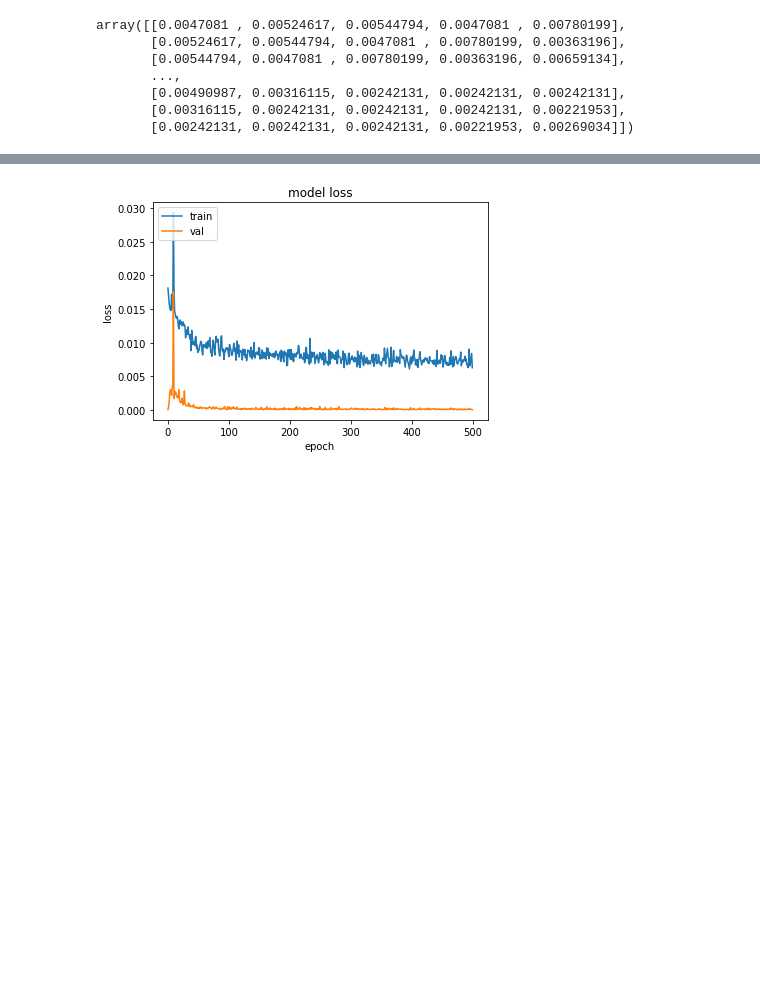
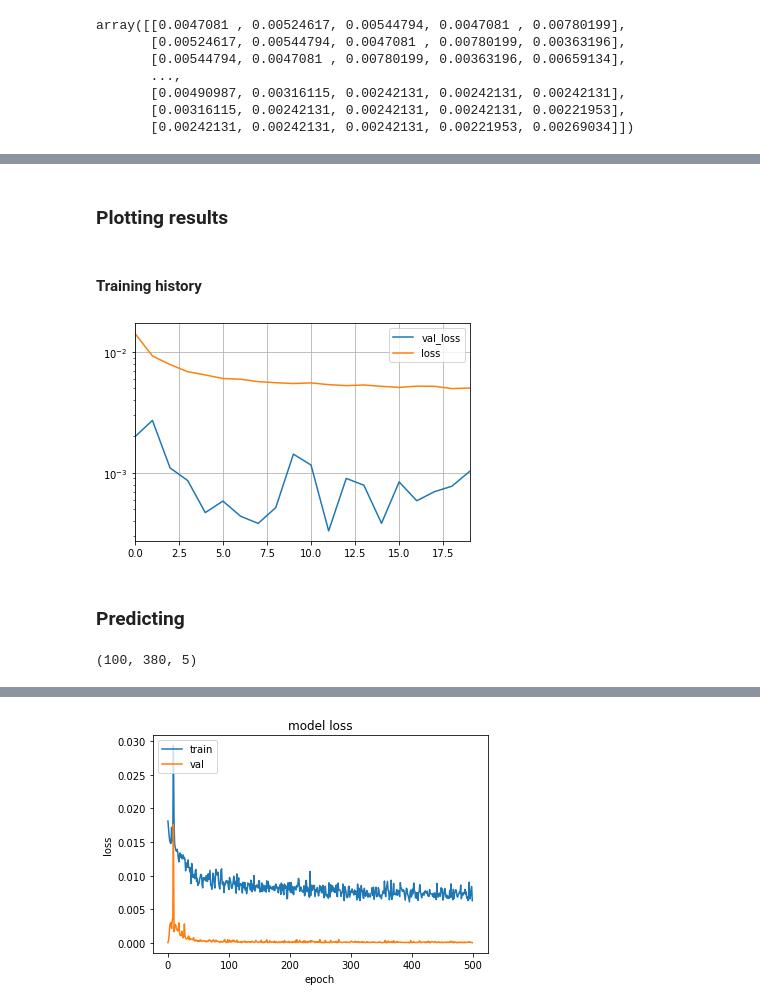
Before and after one commit to AlertaDengue/InfoDenguePredict, a Jupyter notebook: Notebooks/Running LSTM models.ipynb, the cells around one changed output, grey strips where cells are left out. Saved outputs shown, nothing was run; the diff lists cells and outputs as text; code cells hidden in the pictures; blank space fills up the shorter version.

Commit message:
Added 'plot_quantiles' function to 'lstm.py' and improved 'Running LSTM models.ipynb

```diff
--- a/Notebooks/Running LSTM models.ipynb
+++ b/Notebooks/Running LSTM models.ipynb
@@ -123,0 +145,2 @@ array([[0.0047081 , 0.00524617, 0.00544794, 0.0047081 , 0.00780199],
+# %%
+model = build_model(hidden=4, features=7, predict_n=5, look_back=10, batch_size=38)
@@ -125,0 +167,2 @@ array([[0.0047081 , 0.00524617, 0.00544794, 0.0047081 , 0.00780199],
+# %%
+hist = train(model, X_train, y_train, batch_size=1, epochs=20, geocode=None, overwrite=True)
@@ -125,0 +187,10 @@ array([[0.0047081 , 0.00524617, 0.00544794, 0.0047081 , 0.00780199],
+# %% [markdown]
+### Plotting results
+# %% [markdown]
+#### Training history
+# %%
+plot_training_history(hist)
+# %% [output]
+[figure, added]
+# %% [markdown]
+### Predicting
@@ -125,0 +199,4 @@ array([[0.0047081 , 0.00524617, 0.00544794, 0.0047081 , 0.00780199],
+# %%
+predictions.shape
+# %% [output]
+(100, 380, 5)
```
Also changed, not shown: parts of 29 cells of this notebook, 8 other files.
